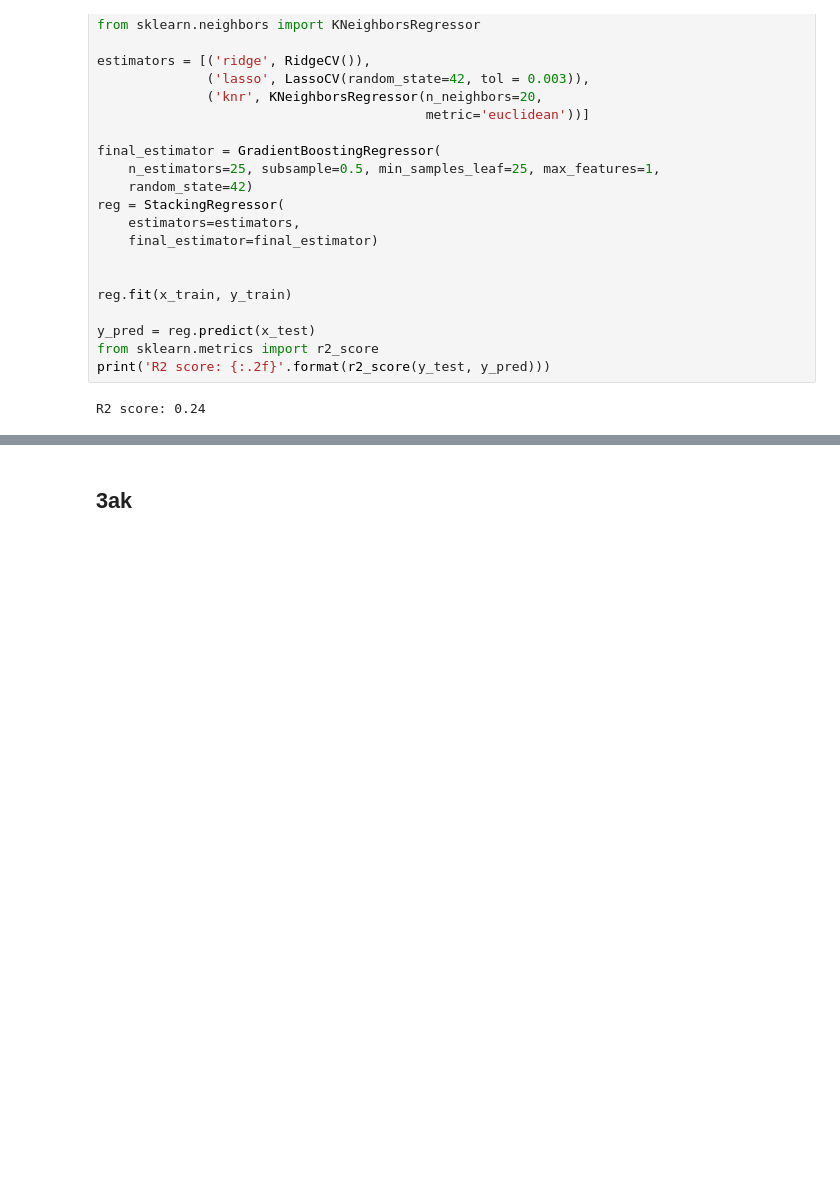
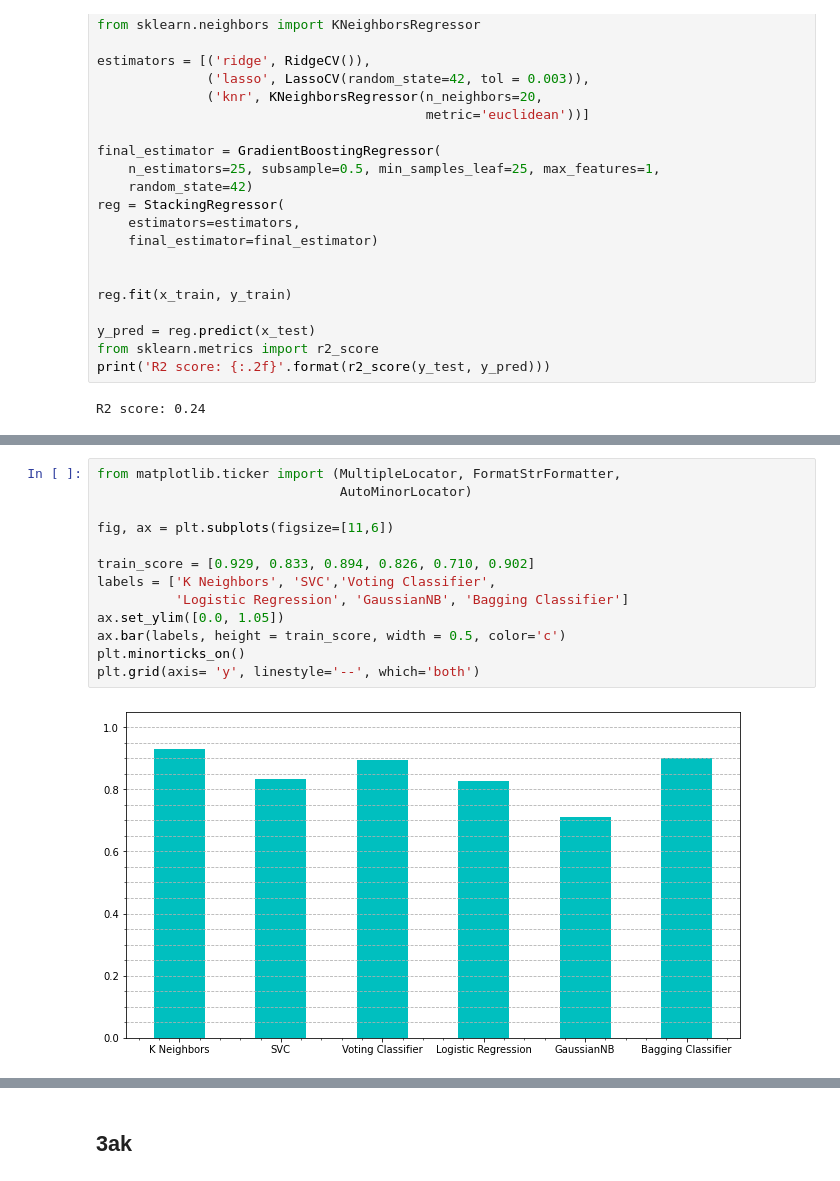
Before and after one commit to he16946/Assignment2020, a Jupyter notebook: Assignment2020.ipynb, the cells around one changed output, grey strips where cells are left out. Drawn from its saved outputs; the diff is of its cells as text; blank space fills up the shorter version.

```diff
--- a/Assignment2020.ipynb
+++ b/Assignment2020.ipynb
@@ -338 +320,16 @@ No handles with labels found to put in legend.
+# %%
+from matplotlib.ticker import (MultipleLocator, FormatStrFormatter,
+                               AutoMinorLocator)
+
+fig, ax = plt.subplots(figsize=[11,6])
+
+train_score = [0.929, 0.833, 0.894, 0.826, 0.710, 0.902]
+labels = ['K Neighbors', 'SVC','Voting Classifier',
+          'Logistic Regression', 'GaussianNB', 'Bagging Classifier']
+ax.set_ylim([0.0, 1.05])
+ax.bar(labels, height = train_score, width = 0.5, color='c')
+plt.minorticks_on()
+plt.grid(axis= 'y', linestyle='--', which='both')
+# %% [output]
+[figure, added]
 # %%
```
Also changed, not shown: parts of 5 cells of this notebook.
